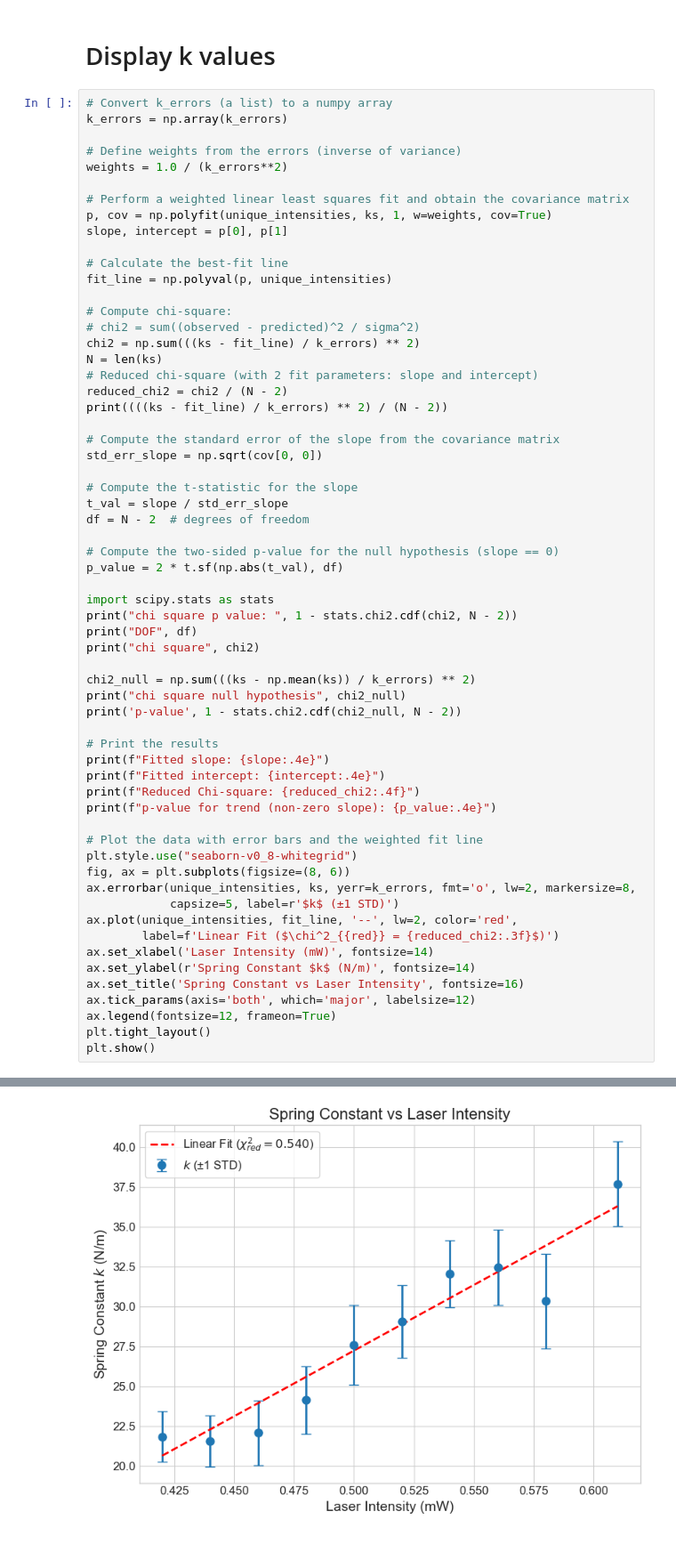
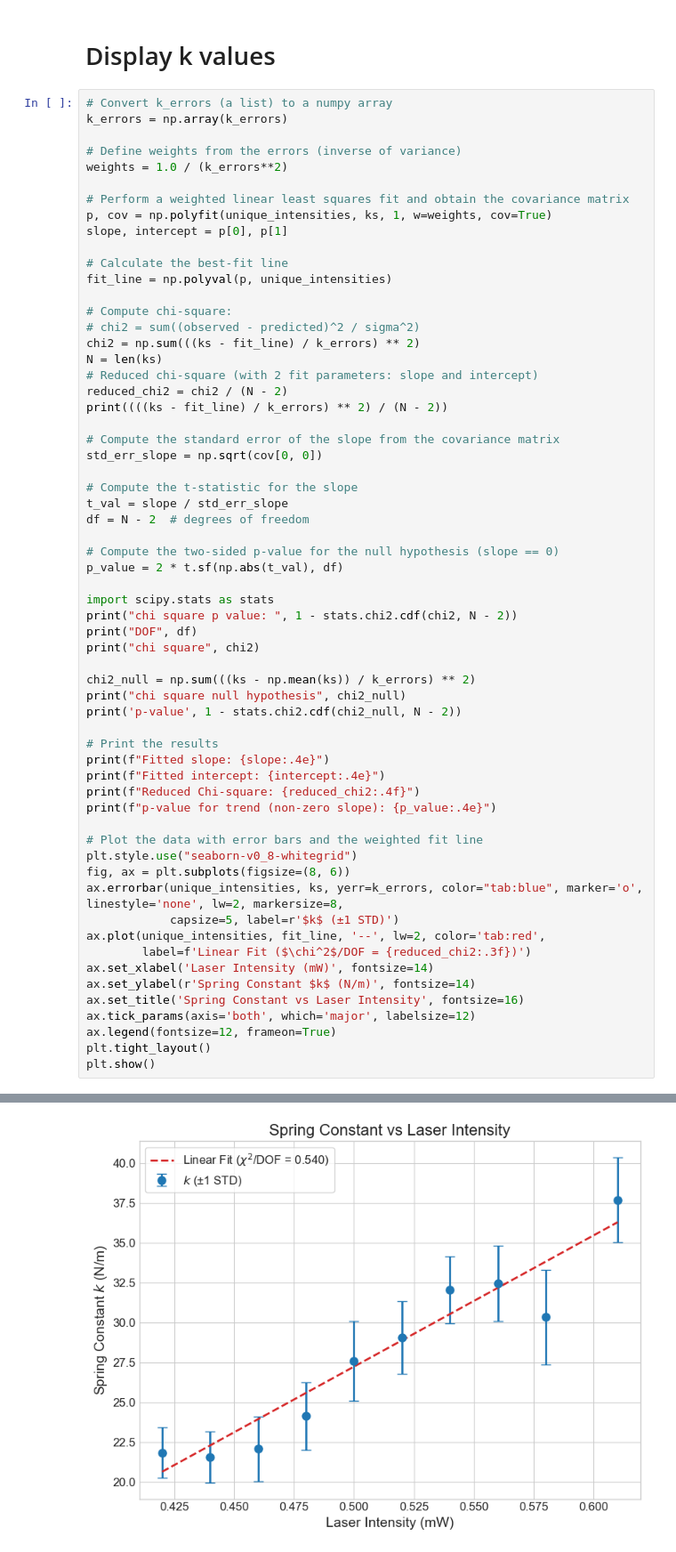
Before and after one commit to noah-silverberg/382L-Optical-Tweezer, a Jupyter notebook: intensity.ipynb, the cells around one changed output, grey strips where cells are left out. Shown at 89% size. Saved outputs shown, nothing was run; the diff lists cells and outputs as text.

Commit message:
Minor changes to intensity plot

```diff
--- a/intensity.ipynb
+++ b/intensity.ipynb
@@ -490,34 +490,34 @@ print('p-value', 1 - stats.chi2.cdf(chi2_null, N - 2))
 
 # Print the results
 print(f"Fitted slope: {slope:.4e}")
 print(f"Fitted intercept: {intercept:.4e}")
 print(f"Reduced Chi-square: {reduced_chi2:.4f}")
 print(f"p-value for trend (non-zero slope): {p_value:.4e}")
 
 # Plot the data with error bars and the weighted fit line
 plt.style.use("seaborn-v0_8-whitegrid")
 fig, ax = plt.subplots(figsize=(8, 6))
-ax.errorbar(unique_intensities, ks, yerr=k_errors, fmt='o', lw=2, markersize=8,
+ax.errorbar(unique_intensities, ks, yerr=k_errors, color="tab:blue", marker='o', linestyle='none', lw=2, markersize=8,
             capsize=5, label=r'$k$ (±1 STD)')
-ax.plot(unique_intensities, fit_line, '--', lw=2, color='red',
-        label=f'Linear Fit ($\chi^2_{{red}} = {reduced_chi2:.3f}$)')
+ax.plot(unique_intensities, fit_line, '--', lw=2, color='tab:red',
+        label=f'Linear Fit ($\chi^2$/DOF = {reduced_chi2:.3f})')
 ax.set_xlabel('Laser Intensity (mW)', fontsize=14)
 ax.set_ylabel(r'Spring Constant $k$ (N/m)', fontsize=14)
 ax.set_title('Spring Constant vs Laser Intensity', fontsize=16)
 ax.tick_params(axis='both', which='major', labelsize=12)
 ax.legend(fontsize=12, frameon=True)
 plt.tight_layout()
 plt.show()
 # %% [output]
 [0.07341014 0.02510757 0.10335729 0.05893072 0.00259756 0.00073135
  0.06733204 0.00179318 0.17105878 0.03529256]
 chi square p value:  0.8274609075078742
 DOF 8
 chi square 4.316889495599581
 chi square null hypothesis 63.90963161642907
 p-value 7.925515799200866e-11
 Fitted slope: 8.2324e+01
 Fitted intercept: -1.3939e+01
 Reduced Chi-square: 0.5396
 p-value for trend (non-zero slope): 8.4476e-06
-[figure, old version]
+[figure, new version]
```
Also changed, not shown: parts of 1 cell of this notebook.
